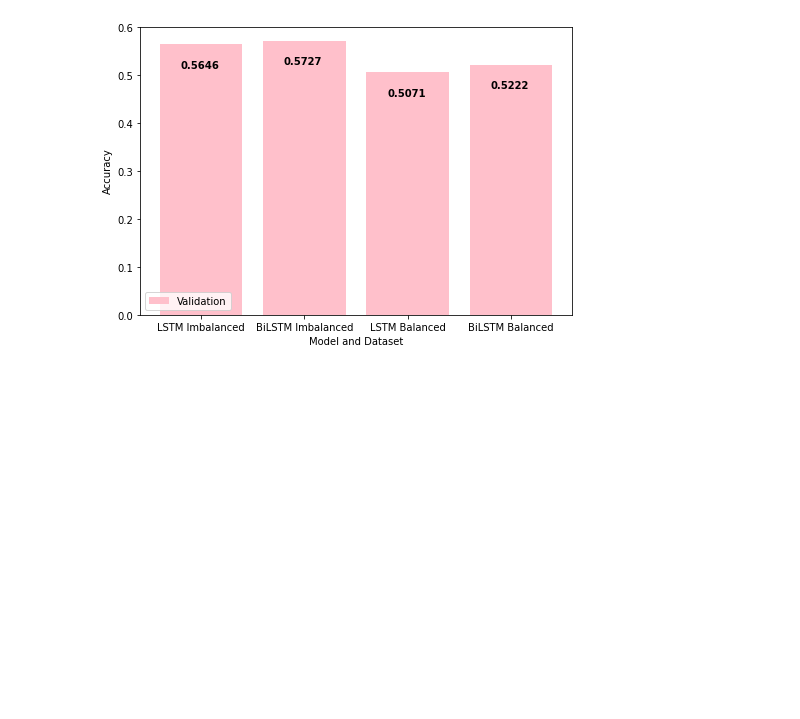
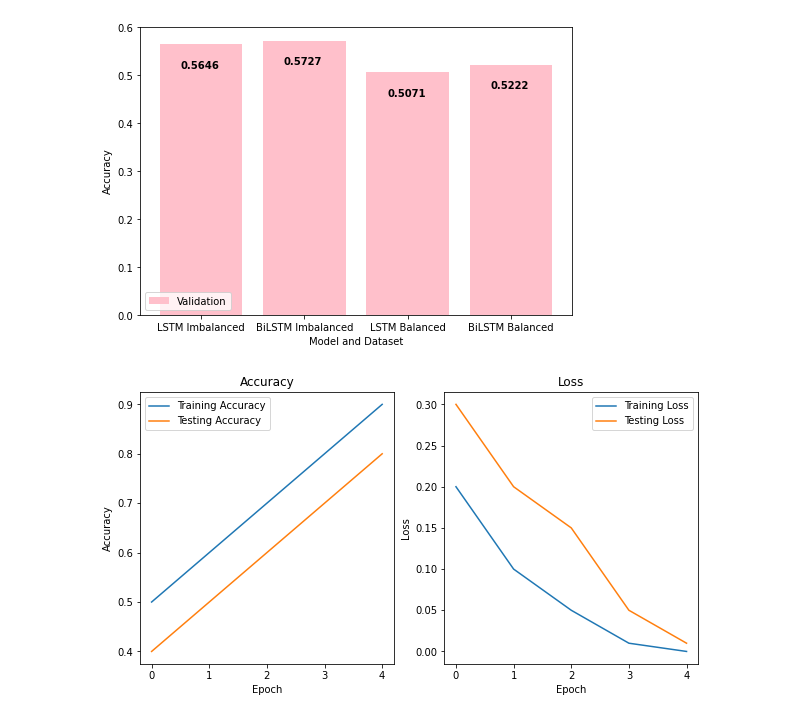
Before and after one commit to majogamit/Academic-Situation-Sentiment-Analysis, a Jupyter notebook: essential_files/visualization.ipynb, the cells around one changed output. Cells and saved outputs as stored; diff of their text form; code cells hidden in the pictures; blank space fills up the shorter version.

```diff
--- a/essential_files/visualization.ipynb
+++ b/essential_files/visualization.ipynb
@@ -132,3 +132,35 @@ for i in range(len(x)):
 plt.show()
 # %% [output]
 [figure]
+# %%
+import matplotlib.pyplot as plt
+
+# Assume that the training and testing accuracy and loss are stored in the following lists:
+train_acc = [0.5, 0.6, 0.7, 0.8, 0.9]
+test_acc = [0.4, 0.5, 0.6, 0.7, 0.8]
+train_loss = [0.2, 0.1, 0.05, 0.01, 0]
+test_loss = [0.3, 0.2, 0.15, 0.05, 0.01]
+
+# Create a figure with two subplots
+fig, (ax1, ax2) = plt.subplots(1, 2, figsize=(10, 5))
+
+# Plot the accuracy on the first subplot
+ax1.plot(train_acc, label='Training Accuracy')
+ax1.plot(test_acc, label='Testing Accuracy')
+ax1.set_title('Accuracy')
+ax1.set_xlabel('Epoch')
+ax1.set_ylabel('Accuracy')
+ax1.legend()
+
+# Plot the loss on the second subplot
+ax2.plot(train_loss, label='Training Loss')
+ax2.plot(test_loss, label='Testing Loss')
+ax2.set_title('Loss')
+ax2.set_xlabel('Epoch')
+ax2.set_ylabel('Loss')
+ax2.legend()
+
+# Show the plot
+plt.show()
+# %% [output]
+[figure, added]
```
